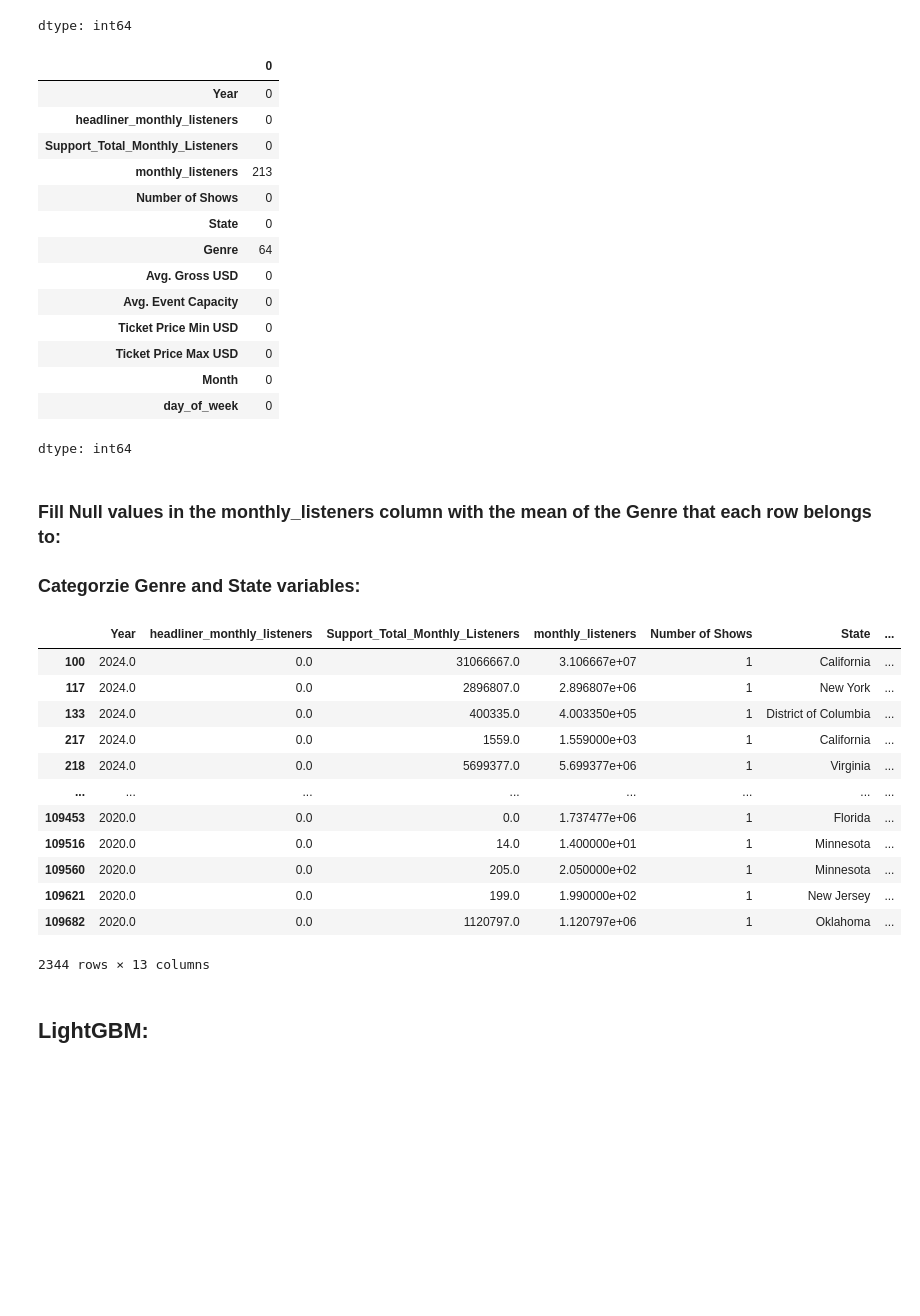
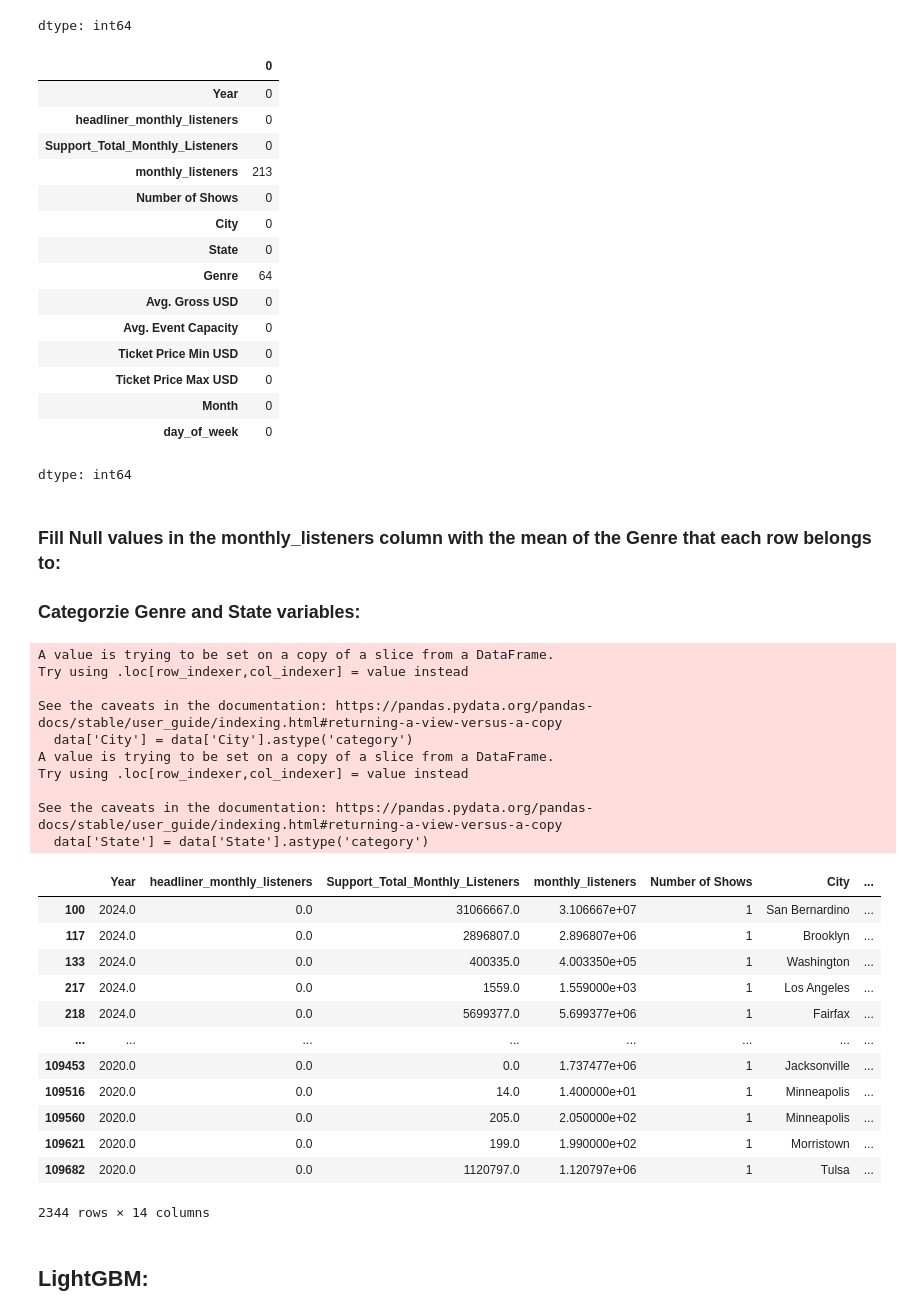
Before and after one commit to dan-s8/ARound, a Jupyter notebook: Model Building/MultiArtist/Combined_df_Laura.ipynb, the cells around one changed output. Saved outputs shown, nothing was run; the diff lists cells and outputs as text; code cells hidden in the pictures; blank space fills up the shorter version.

```diff
--- a/Model Building/MultiArtist/Combined_df_Laura.ipynb
+++ b/Model Building/MultiArtist/Combined_df_Laura.ipynb
@@ -51,7 +51,7 @@ df.isnull().sum()
 dtype: int64
 # %%
 data = df.iloc[:, -24:]
-data = data.drop(columns=['Support', 'Venue', 'City', 'Country', 'Market', 'Company Type', 'Currency', 'Promoter', 'Avg. Tickets Sold', 'Avg. Capacity Sold', 'Ticket Price Avg. USD'])
+data = data.drop(columns=['Support', 'Venue', 'Country', 'Market', 'Company Type', 'Currency', 'Promoter', 'Avg. Tickets Sold', 'Avg. Capacity Sold', 'Ticket Price Avg. USD'])
 data.isnull().sum()
 # %% [output]
 |  | 0 |
@@ -60,6 +60,7 @@ data.isnull().sum()
 | Support_Total_Monthly_Listeners | 0 |
 | monthly_listeners | 213 |
 | Number of Shows | 0 |
+| City | 0 |
 | State | 0 |
 | Genre | 64 |
 | Avg. Gross USD | 0 |
@@ -75,25 +76,36 @@ dtype: int64
 # %%
 data['Genre'] = data['Genre'].fillna("Unknown")
 genre_mean = data.groupby(by = "Genre")["monthly_listeners"].transform('mean')
 data['monthly_listeners'] = data['monthly_listeners'].fillna(genre_mean)
 data = data.dropna()
+data['City'] = data['City'].astype('category')
 data['State'] = data['State'].astype('category')
 data['Genre'] = data['Genre'].astype('category')
 data
 # %% [output]
+A value is trying to be set on a copy of a slice from a DataFrame.
+Try using .loc[row_indexer,col_indexer] = value instead
+
+See the caveats in the documentation: https://pandas.pydata.org/pandas-docs/stable/user_guide/indexing.html#returning-a-view-versus-a-copy
+  data['City'] = data['City'].astype('category')
+A value is trying to be set on a copy of a slice from a DataFrame.
+Try using .loc[row_indexer,col_indexer] = value instead
+
+See the caveats in the documentation: https://pandas.pydata.org/pandas-docs/stable/user_guide/indexing.html#returning-a-view-versus-a-copy
+  data['State'] = data['State'].astype('category')
-|  | Year | headliner_monthly_listeners | Support_Total_Monthly_Listeners | monthly_listeners | Number of Shows | State | ... |
-| 100 | 2024.0 | 0.0 | 31066667.0 | 3.106667e+07 | 1 | California | ... |
-| 117 | 2024.0 | 0.0 | 2896807.0 | 2.896807e+06 | 1 | New York | ... |
-| 133 | 2024.0 | 0.0 | 400335.0 | 4.003350e+05 | 1 | District of Columbia | ... |
-| 217 | 2024.0 | 0.0 | 1559.0 | 1.559000e+03 | 1 | California | ... |
-| 218 | 2024.0 | 0.0 | 5699377.0 | 5.699377e+06 | 1 | Virginia | ... |
+|  | Year | headliner_monthly_listeners | Support_Total_Monthly_Listeners | monthly_listeners | Number of Shows | City | ... |
+| 100 | 2024.0 | 0.0 | 31066667.0 | 3.106667e+07 | 1 | San Bernardino | ... |
+| 117 | 2024.0 | 0.0 | 2896807.0 | 2.896807e+06 | 1 | Brooklyn | ... |
+| 133 | 2024.0 | 0.0 | 400335.0 | 4.003350e+05 | 1 | Washington | ... |
+| 217 | 2024.0 | 0.0 | 1559.0 | 1.559000e+03 | 1 | Los Angeles | ... |
+| 218 | 2024.0 | 0.0 | 5699377.0 | 5.699377e+06 | 1 | Fairfax | ... |
 | ... | ... | ... | ... | ... | ... | ... | ... |
-| 109453 | 2020.0 | 0.0 | 0.0 | 1.737477e+06 | 1 | Florida | ... |
-| 109516 | 2020.0 | 0.0 | 14.0 | 1.400000e+01 | 1 | Minnesota | ... |
-| 109560 | 2020.0 | 0.0 | 205.0 | 2.050000e+02 | 1 | Minnesota | ... |
-| 109621 | 2020.0 | 0.0 | 199.0 | 1.990000e+02 | 1 | New Jersey | ... |
-| 109682 | 2020.0 | 0.0 | 1120797.0 | 1.120797e+06 | 1 | Oklahoma | ... |
+| 109453 | 2020.0 | 0.0 | 0.0 | 1.737477e+06 | 1 | Jacksonville | ... |
+| 109516 | 2020.0 | 0.0 | 14.0 | 1.400000e+01 | 1 | Minneapolis | ... |
+| 109560 | 2020.0 | 0.0 | 205.0 | 2.050000e+02 | 1 | Minneapolis | ... |
+| 109621 | 2020.0 | 0.0 | 199.0 | 1.990000e+02 | 1 | Morristown | ... |
+| 109682 | 2020.0 | 0.0 | 1120797.0 | 1.120797e+06 | 1 | Tulsa | ... |
-2344 rows × 13 columns
+2344 rows × 14 columns
 # %%
 from sklearn.model_selection import train_test_split
 
```
Also changed, not shown: parts of 9 cells of this notebook.
